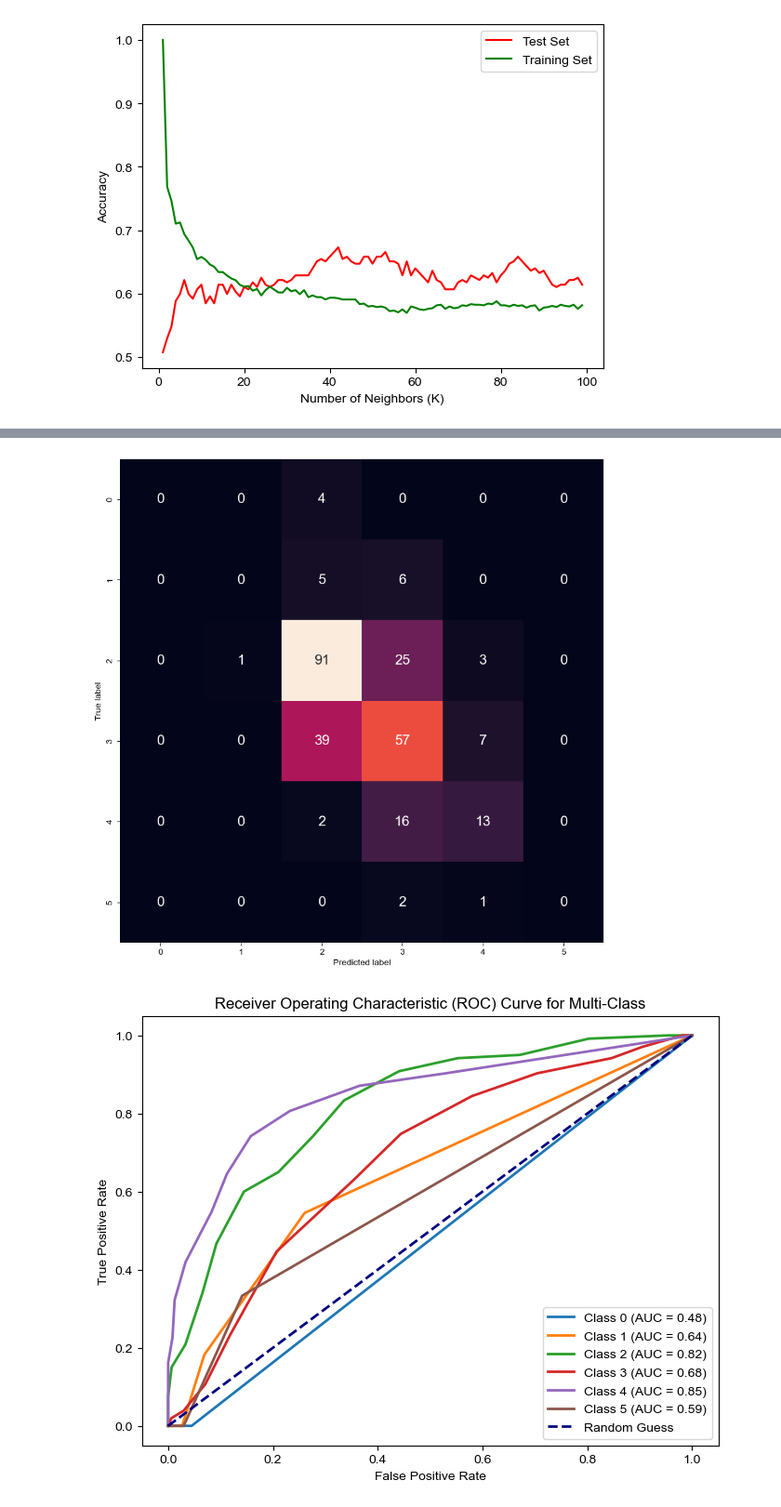
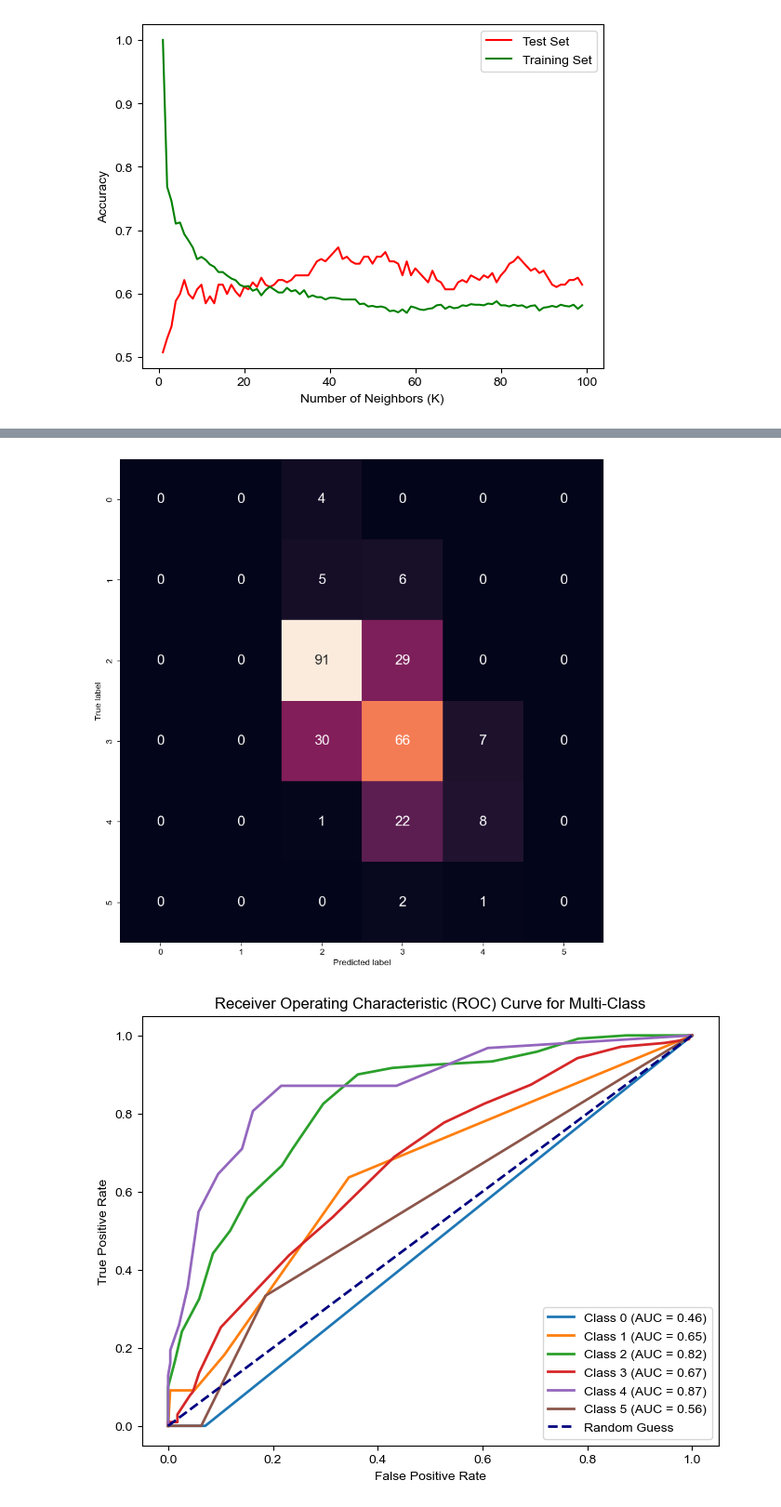
Before and after one commit to yeonho0214/test, a Jupyter notebook: 3. 모델 성능 평가 (ConfusionMatrix, ROCCurve).ipynb, the cells around one changed output, grey strips where cells are left out. Shown: that part at 93% size. Cells and saved outputs as stored; diff of their text form; code cells hidden in the pictures.

```diff
--- a/3. 모델 성능 평가 (ConfusionMatrix, ROCCurve).ipynb
+++ b/3. 모델 성능 평가 (ConfusionMatrix, ROCCurve).ipynb
@@ -19,8 +19,8 @@ y = df['quality']
 # 데이터를 훈련 세트와 테스트 세트로 나누기
 X_train, X_test, y_train, y_test = train_test_split(X, y, test_size=0.2, random_state=42)
 # %%
-# KNN 모델 훈련 및 성능 평가 (K=8)
-knn = KNeighborsClassifier(n_neighbors=8)
+# KNN 모델 훈련 및 성능 평가 (K=21)
+knn = KNeighborsClassifier(n_neighbors=21)
 knn.fit(X_train, y_train)
 accuracy = knn.score(X_test, y_test)
 
@@ -79,7 +79,7 @@ plt.xlabel('Predicted label')
 plt.ylabel('True label')
 plt.show()
 # %% [output]
-[figure, old version]
+[figure, new version]
 # %%
 import numpy as np
 import matplotlib.pyplot as plt
@@ -104,35 +104,35 @@ y_train_bin = label_binarize(y_train, classes=np.unique(y))
 y_test_bin = label_binarize(y_test, classes=np.unique(y))
 
 # One-vs-Rest 접근 방식으로 KNN 모델 훈련
-knn = OneVsRestClassifier(KNeighborsClassifier(n_neighbors=15))
+knn = OneVsRestClassifier(KNeighborsClassifier(n_neighbors=21))
 knn.fit(X_train, y_train_bin)
 
 # 각 클래스에 대한 ROC 커브 계산
 fpr = dict()
 tpr = dict()
 roc_auc = dict()
 
 y_scores = knn.predict_proba(X_test)
 
 for i in range(len(np.unique(y))):
     fpr[i], tpr[i], _ = roc_curve(y_test_bin[:, i], y_scores[:, i])
     roc_auc[i] = auc(fpr[i], tpr[i])
 
 # 폰트 설정
 plt.rcParams['font.family'] = 'Arial'
 
 # 각 클래스에 대한 ROC 커브 그리기
 plt.figure(figsize=(8, 6))
 
 for i in range(len(np.unique(y))):
     plt.plot(fpr[i], tpr[i], lw=2, label=f'Class {i} (AUC = {roc_auc[i]:.2f})')
 
 plt.plot([0, 1], [0, 1], color='navy', lw=2, linestyle='--', label='Random Guess')
 plt.xlabel('False Positive Rate')
 plt.ylabel('True Positive Rate')
 plt.title('Receiver Operating Characteristic (ROC) Curve for Multi-Class')
 plt.legend(loc='lower right')
 plt.show()
 # %% [output]
-[figure, old version]
+[figure, new version]
 # %% [markdown]
```
Also changed, not shown: parts of 7 cells of this notebook.
